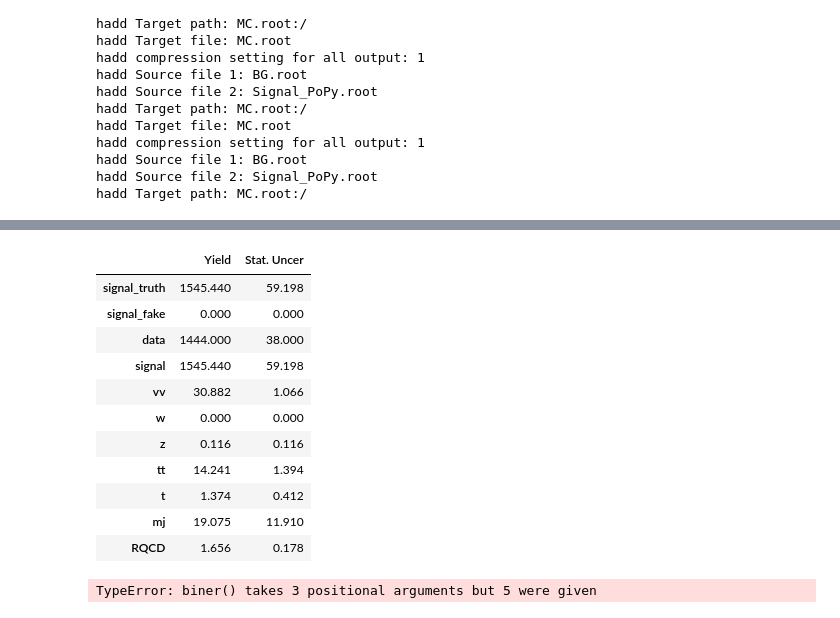
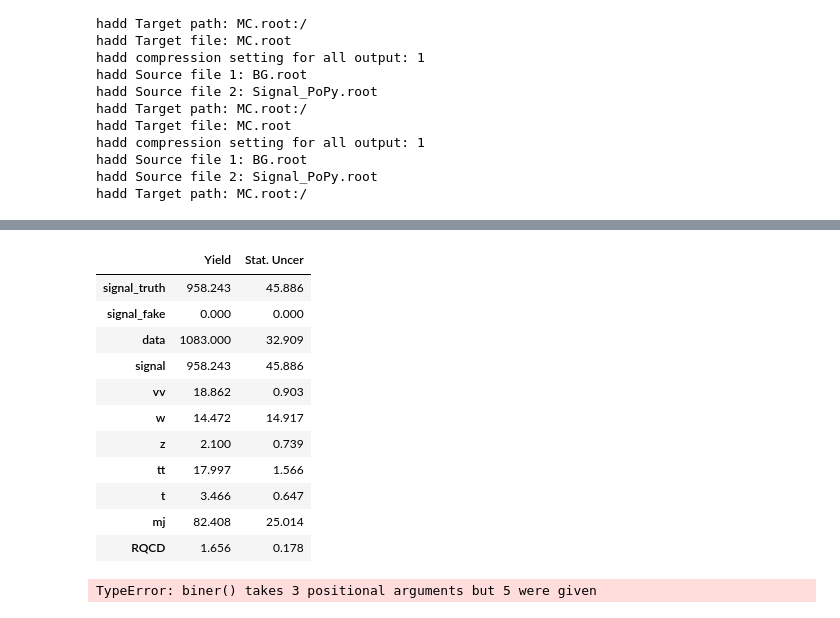
Before and after one commit to diegobaronm/TauID, a Jupyter notebook: TauMu/Plots/MJ Estimation.ipynb, the cells around one changed output, grey strips where cells are left out. Saved outputs shown, nothing was run; the diff lists cells and outputs as text; code cells hidden in the pictures.

```diff
--- a/TauMu/Plots/MJ Estimation.ipynb
+++ b/TauMu/Plots/MJ Estimation.ipynb
@@ -979,19 +976,19 @@ def print_yields(first_bin,last_bin,histogram_name,RQCD,sigma_RQCD):
             dataframe=pd.DataFrame.from_dict(dic_numbers, orient='index',columns=['Yield', 'Stat. Uncer'])
             display(dataframe.round(decimals=3))
 # %%
-print_yields(46,201,"tau_pt_3p_cuts",RQCD,sigma_rqcd)
+print_yields(1,45,"tau_pt_3p_cuts",RQCD,sigma_rqcd)
 # %% [output]
 |  | Yield | Stat. Uncer |
-| signal_truth | 1545.440 | 59.198 |
+| signal_truth | 958.243 | 45.886 |
 | signal_fake | 0.000 | 0.000 |
-| data | 1444.000 | 38.000 |
-| signal | 1545.440 | 59.198 |
-| vv | 30.882 | 1.066 |
-| w | 0.000 | 0.000 |
-| z | 0.116 | 0.116 |
-| tt | 14.241 | 1.394 |
-| t | 1.374 | 0.412 |
-| mj | 19.075 | 11.910 |
+| data | 1083.000 | 32.909 |
+| signal | 958.243 | 45.886 |
+| vv | 18.862 | 0.903 |
+| w | 14.472 | 14.917 |
+| z | 2.100 | 0.739 |
+| tt | 17.997 | 1.566 |
+| t | 3.466 | 0.647 |
+| mj | 82.408 | 25.014 |
 | RQCD | 1.656 | 0.178 |
 # %%
 import os
```
Also changed, not shown: parts of 1 cell of this notebook, 3 other files.
